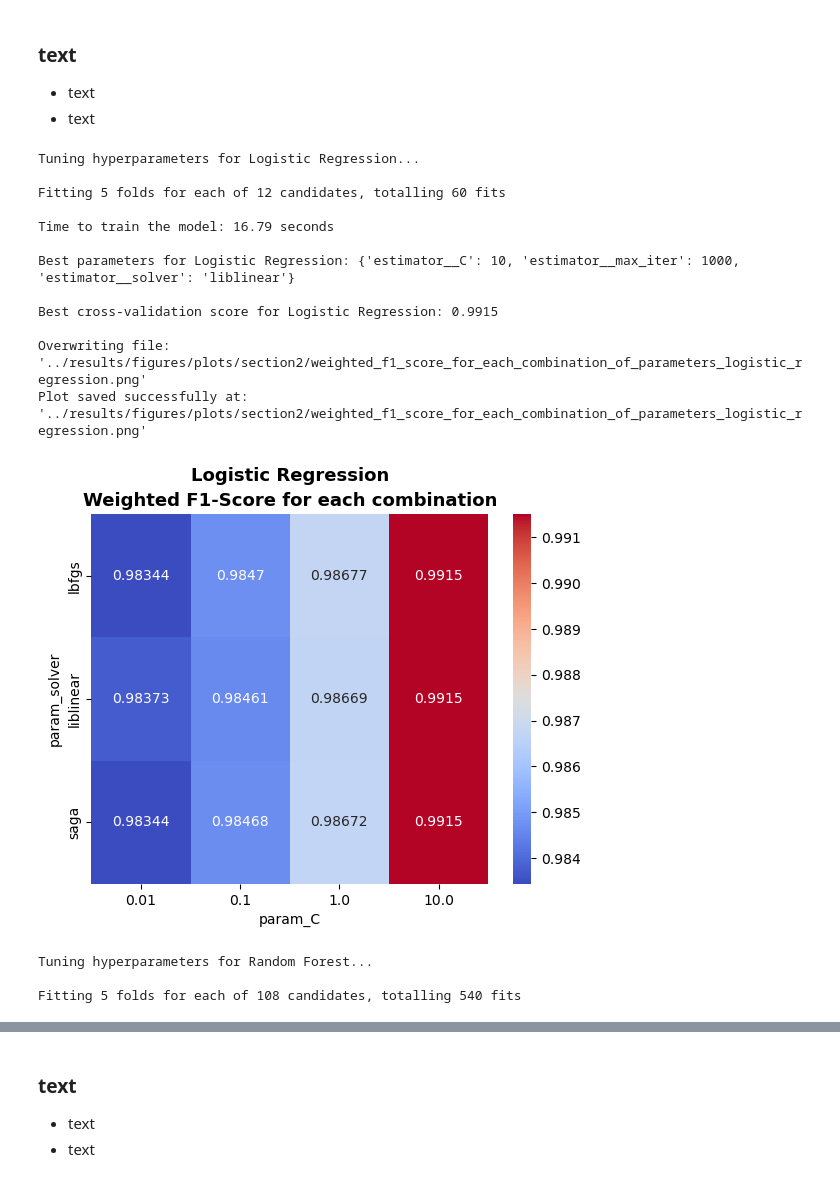
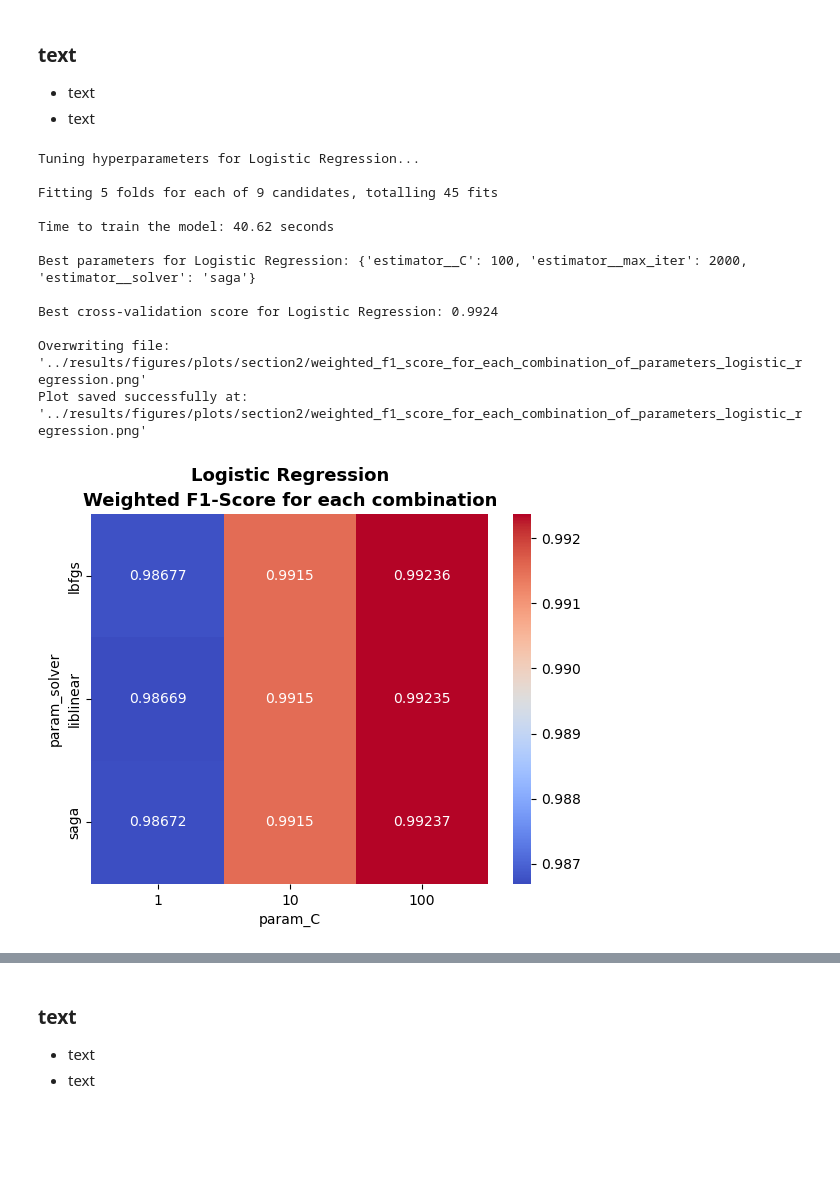
Before and after one commit to Botti01/SSH-Shell-Attacks, a Jupyter notebook: notebooks/section2_supervised_learning_classification.ipynb, the cells around one changed output, grey strips where cells are left out. Saved outputs shown, nothing was run; the diff lists cells and outputs as text; code cells hidden in the pictures; blank space fills up the shorter version.

```diff
--- a/notebooks/section2_supervised_learning_classification.ipynb
+++ b/notebooks/section2_supervised_learning_classification.ipynb
@@ -579,13 +580,13 @@ TO BE CHECKED
 - text
 # %%
 param_grid_logreg = {
-    'estimator__C': [0.01, 0.1, 1, 10],
+    'estimator__C': [0.1, 1, 10, 100],
     'estimator__solver': ['liblinear', 'saga', 'lbfgs'],
-    'estimator__max_iter': [1000]
+    'estimator__max_iter': [2000]
 }
 
 param_grid_rf = {
-    'estimator__n_estimators': [50, 100, 150],
+    'estimator__n_estimators': [10, 50, 100],
     'estimator__max_depth': [10, 50, 100, None],
     'estimator__min_samples_split': [2, 5, 10],
     'estimator__min_samples_leaf': [1, 2, 4],
@@ -593,7 +594,7 @@ param_grid_rf = {
 }
 
 param_grid_svm = {
-    'estimator__C': [0.01, 0.1, 1, 10],
+    'estimator__C': [0.1, 1, 10, 100],
     'estimator__kernel': ['linear', 'rbf'],
     'estimator__gamma': ['scale', 'auto'],
     'estimator__random_state': [42]
@@ -625,42 +626,42 @@ def hyperparameter_tuning_with_gridsearch(model_name, model, param_grid, X_train
 # %%
 # Esegui GridSearch per Logistic Regression con OneVsRestClassifier
 best_logreg_model = hyperparameter_tuning_with_gridsearch(
-    "Logistic Regression", LogisticRegression(max_iter=1000, random_state=42), param_grid_logreg, X_train_tfidf, y_train_binary
+    "Logistic Regression", LogisticRegression(max_iter=2000, random_state=42), param_grid_logreg, X_train_tfidf, y_train_binary
 )
 
 results_logreg = pd.DataFrame(best_logreg_model.cv_results_)
 
 # Crea una pivot table
 scores_logreg = results_logreg.pivot(index='param_estimator__solver',
                                      columns='param_estimator__C',
                                      values='mean_test_score')
 
 # Visualizza la heatmap
 sns.heatmap(scores_logreg, annot=True, cmap='coolwarm', fmt='.5g')
 plt.xlabel('param_C')
 plt.ylabel('param_solver')
 plt.title('Logistic Regression\nWeighted F1-Score for each combination', fontsize=13, weight='bold', linespacing=1.5)
 
 # Save the plot
 current_fig = plt.gcf()
 save_plot(current_fig, plot_directory, "weighted_f1_score_for_each_combination_of_parameters_logistic_regression", "png", global_overwrite)
 
 # Show the plot
 plt.show()
 # %% [output]
 Tuning hyperparameters for Logistic Regression...
 
-Fitting 5 folds for each of 12 candidates, totalling 60 fits
+Fitting 5 folds for each of 9 candidates, totalling 45 fits
 
-Time to train the model: 16.79 seconds
+Time to train the model: 40.62 seconds
 
-Best parameters for Logistic Regression: {'estimator__C': 10, 'estimator__max_iter': 1000, 'estimator__solver': 'liblinear'}
+Best parameters for Logistic Regression: {'estimator__C': 100, 'estimator__max_iter': 2000, 'estimator__solver': 'saga'}
 
-Best cross-validation score for Logistic Regression: 0.9915
+Best cross-validation score for Logistic Regression: 0.9924
 
 Overwriting file: '../results/figures/plots/section2/weighted_f1_score_for_each_combination_of_parameters_logistic_regression.png'
 Plot saved successfully at: '../results/figures/plots/section2/weighted_f1_score_for_each_combination_of_parameters_logistic_regression.png'
-[figure, old version]
+[figure, new version]
 # %%
 # Esegui GridSearch per Random Forest con OneVsRestClassifier
 best_rf_model = hyperparameter_tuning_with_gridsearch(
@@ -689,10 +690,6 @@ save_plot(current_fig, plot_directory, "weighted_f1_score_for_each_combination_o
 
 # Show the plot
 plt.show()
-# %% [output]
-Tuning hyperparameters for Random Forest...
-
-Fitting 5 folds for each of 108 candidates, totalling 540 fits
 # %%
 # Esegui GridSearch per SVM con OneVsRestClassifier
 best_svm_model = hyperparameter_tuning_with_gridsearch(
```
Also changed, not shown: parts of 11 cells of this notebook.
